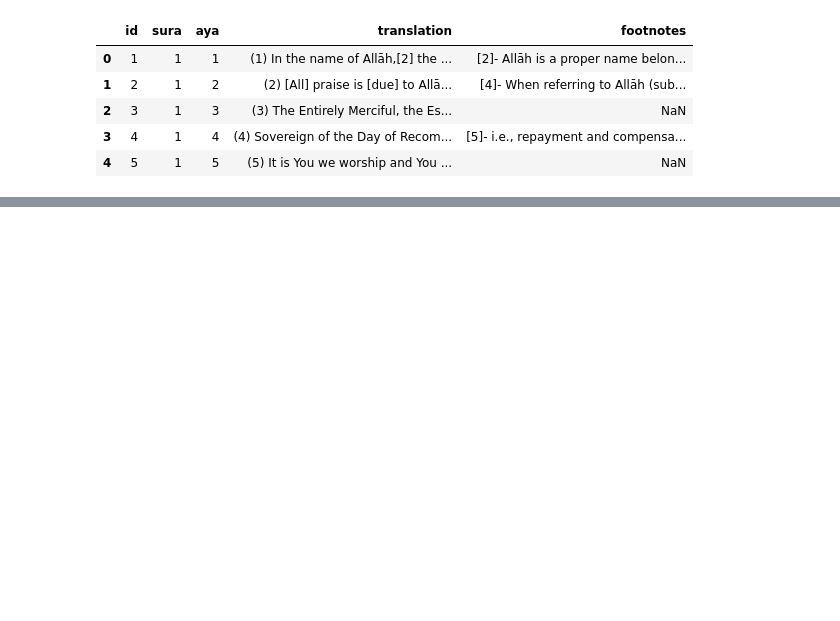
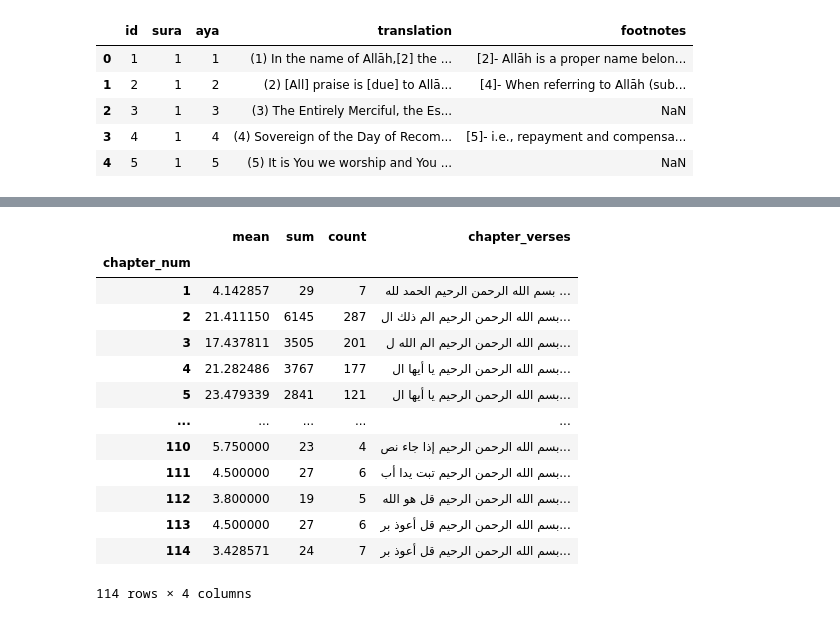
Before and after one commit to Saleh-Alabbas/search_engine_on_the_Quran, a Jupyter notebook: ml/data_cleaning.ipynb, the cells around one changed output, grey strips where cells are left out. Drawn from its saved outputs; the diff is of its cells as text; code cells hidden in the pictures; blank space fills up the shorter version.

```diff
--- a/ml/data_cleaning.ipynb
+++ b/ml/data_cleaning.ipynb
@@ -136,11 +159,18 @@ quran_E.translation[1265]
 # %%
-def E_clean(verse):
+def cleaning(verse):
+    # for the Arabic version
+    verse = re.sub("[ًًٌٌٍٍَُِّّْٰٓٓ]","",verse)
+    verse = re.sub("[آ]","ا",verse)
+
+    # for the English transelation
     verse = verse.lower()
-
     verse = re.sub("\[.*?\]","",verse)
     verse = re.sub("[(0-9)]","",verse)
+    verse = re.sub("[-.,;:]","",verse)
+    verse = re.sub("  "," ",verse)
     verse = verse.strip()
-    return(verse)
 
-E_clean(quran_E.translation[1265])
+    return verse
+
+cleaning(quran_A.verse[1265])
 # %% [output]
@@ -147,0 +266,31 @@ E_clean(quran_E.translation[1265])
+# %%
+by_chapter =quran_A.groupby("chapter_num").length.agg(["mean","sum","count"])
+# %%
+def combine(list_of_text):
+
+    '''Takes a list of text and combines them into one large chunk of text.'''
+    combined_text = ' '.join(list_of_text)
+    return combined_text
+
+by_chapter["chapter_verses"]=quran_A.groupby("chapter_num").verse.apply(combine)
+by_chapter
+
+# by_chapter = pd.DataFrame()
+# for i in quran_A.chapter_num.unique():
+#     by_chapter.loc[i]=" ".join(list(quran_A[quran_A.chapter_num == i].verse))
+# by_chapter
+# %% [output]
+|  | mean | sum | count | chapter_verses |
+| chapter_num |  |  |  |  |
+| 1 | 4.142857 | 29 | 7 | بسم الله الرحمن الرحيم الحمد لله ... |
+| 2 | 21.411150 | 6145 | 287 | بسم الله الرحمن الرحيم الم ذلك ال... |
+| 3 | 17.437811 | 3505 | 201 | بسم الله الرحمن الرحيم الم الله ل... |
+| 4 | 21.282486 | 3767 | 177 | بسم الله الرحمن الرحيم يا أيها ال... |
+| 5 | 23.479339 | 2841 | 121 | بسم الله الرحمن الرحيم يا أيها ال... |
+| ... | ... | ... | ... | ... |
+| 110 | 5.750000 | 23 | 4 | بسم الله الرحمن الرحيم إذا جاء نص... |
+| 111 | 4.500000 | 27 | 6 | بسم الله الرحمن الرحيم تبت يدا أب... |
+| 112 | 3.800000 | 19 | 5 | بسم الله الرحمن الرحيم قل هو الله... |
+| 113 | 4.500000 | 27 | 6 | بسم الله الرحمن الرحيم قل أعوذ بر... |
+| 114 | 3.428571 | 24 | 7 | بسم الله الرحمن الرحيم قل أعوذ بر... |
+114 rows × 4 columns
```
Also changed, not shown: parts of 31 cells of this notebook.
